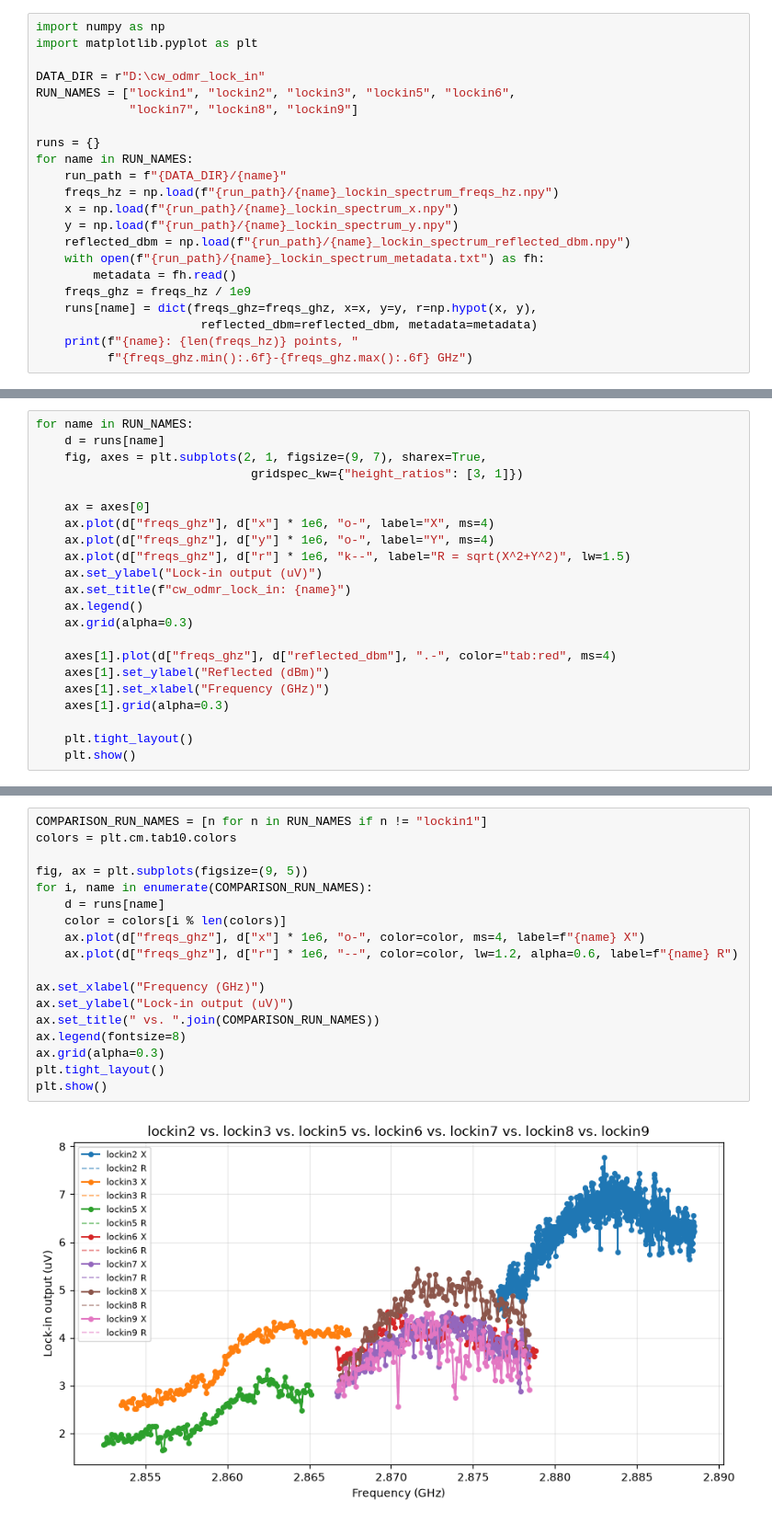
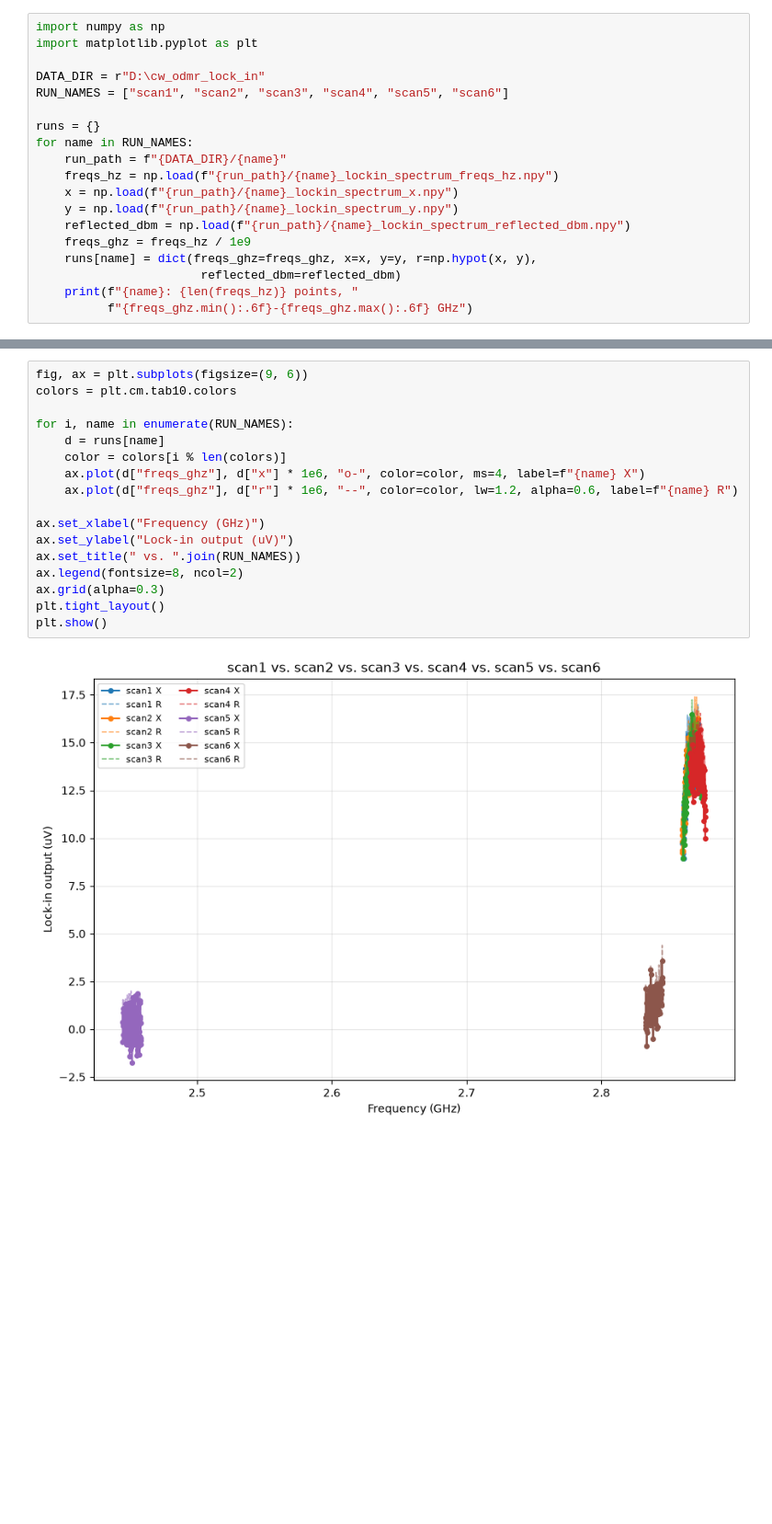
Before and after one commit to meimei2027/diamonds, a Jupyter notebook: experiment/cw_odmr_lock_in_result.ipynb, the cells around one changed output, grey strips where cells are left out. Shown at 92% size. Cells and saved outputs as stored; diff of their text form; blank space fills up the shorter version.

Commit message:
save working odmr?

```diff
--- a/experiment/cw_odmr_lock_in_result.ipynb
+++ b/experiment/cw_odmr_lock_in_result.ipynb
@@ -7,8 +7,7 @@ import numpy as np
 import matplotlib.pyplot as plt
 
 DATA_DIR = r"D:\cw_odmr_lock_in"
-RUN_NAMES = ["lockin1", "lockin2", "lockin3", "lockin5", "lockin6",
-             "lockin7", "lockin8", "lockin9"]
+RUN_NAMES = ["scan1", "scan2", "scan3", "scan4", "scan5", "scan6"]
 
 runs = {}
 for name in RUN_NAMES:
@@ -17,11 +16,9 @@ for name in RUN_NAMES:
     x = np.load(f"{run_path}/{name}_lockin_spectrum_x.npy")
     y = np.load(f"{run_path}/{name}_lockin_spectrum_y.npy")
     reflected_dbm = np.load(f"{run_path}/{name}_lockin_spectrum_reflected_dbm.npy")
-    with open(f"{run_path}/{name}_lockin_spectrum_metadata.txt") as fh:
-        metadata = fh.read()
     freqs_ghz = freqs_hz / 1e9
     runs[name] = dict(freqs_ghz=freqs_ghz, x=x, y=y, r=np.hypot(x, y),
-                       reflected_dbm=reflected_dbm, metadata=metadata)
+                       reflected_dbm=reflected_dbm)
     print(f"{name}: {len(freqs_hz)} points, "
           f"{freqs_ghz.min():.6f}-{freqs_ghz.max():.6f} GHz")
 # %% [output]
@@ -38,22 +30,0 @@ lockin9: 118 points, 2.866725-2.878425 GHz
-# %%
-for name in RUN_NAMES:
-    d = runs[name]
-    fig, axes = plt.subplots(2, 1, figsize=(9, 7), sharex=True,
-                              gridspec_kw={"height_ratios": [3, 1]})
-
-    ax = axes[0]
-    ax.plot(d["freqs_ghz"], d["x"] * 1e6, "o-", label="X", ms=4)
-    ax.plot(d["freqs_ghz"], d["y"] * 1e6, "o-", label="Y", ms=4)
-    ax.plot(d["freqs_ghz"], d["r"] * 1e6, "k--", label="R = sqrt(X^2+Y^2)", lw=1.5)
-    ax.set_ylabel("Lock-in output (uV)")
-    ax.set_title(f"cw_odmr_lock_in: {name}")
-    ax.legend()
-    ax.grid(alpha=0.3)
-
-    axes[1].plot(d["freqs_ghz"], d["reflected_dbm"], ".-", color="tab:red", ms=4)
-    axes[1].set_ylabel("Reflected (dBm)")
-    axes[1].set_xlabel("Frequency (GHz)")
-    axes[1].grid(alpha=0.3)
-
-    plt.tight_layout()
-    plt.show()
@@ -73,20 +33,19 @@ Edit `COMPARISON_RUN_NAMES` to change which runs get overlaid -- excludes lockin
 # %%
-COMPARISON_RUN_NAMES = [n for n in RUN_NAMES if n != "lockin1"]
+fig, ax = plt.subplots(figsize=(9, 6))
 colors = plt.cm.tab10.colors
 
-fig, ax = plt.subplots(figsize=(9, 5))
-for i, name in enumerate(COMPARISON_RUN_NAMES):
+for i, name in enumerate(RUN_NAMES):
     d = runs[name]
     color = colors[i % len(colors)]
     ax.plot(d["freqs_ghz"], d["x"] * 1e6, "o-", color=color, ms=4, label=f"{name} X")
     ax.plot(d["freqs_ghz"], d["r"] * 1e6, "--", color=color, lw=1.2, alpha=0.6, label=f"{name} R")
 
 ax.set_xlabel("Frequency (GHz)")
 ax.set_ylabel("Lock-in output (uV)")
-ax.set_title(" vs. ".join(COMPARISON_RUN_NAMES))
-ax.legend(fontsize=8)
+ax.set_title(" vs. ".join(RUN_NAMES))
+ax.legend(fontsize=8, ncol=2)
 ax.grid(alpha=0.3)
 plt.tight_layout()
 plt.show()
 # %% [output]
-[figure, old version]
+[figure, new version]
```
Also changed, not shown: parts of 14 cells of this notebook, 1 other file.
